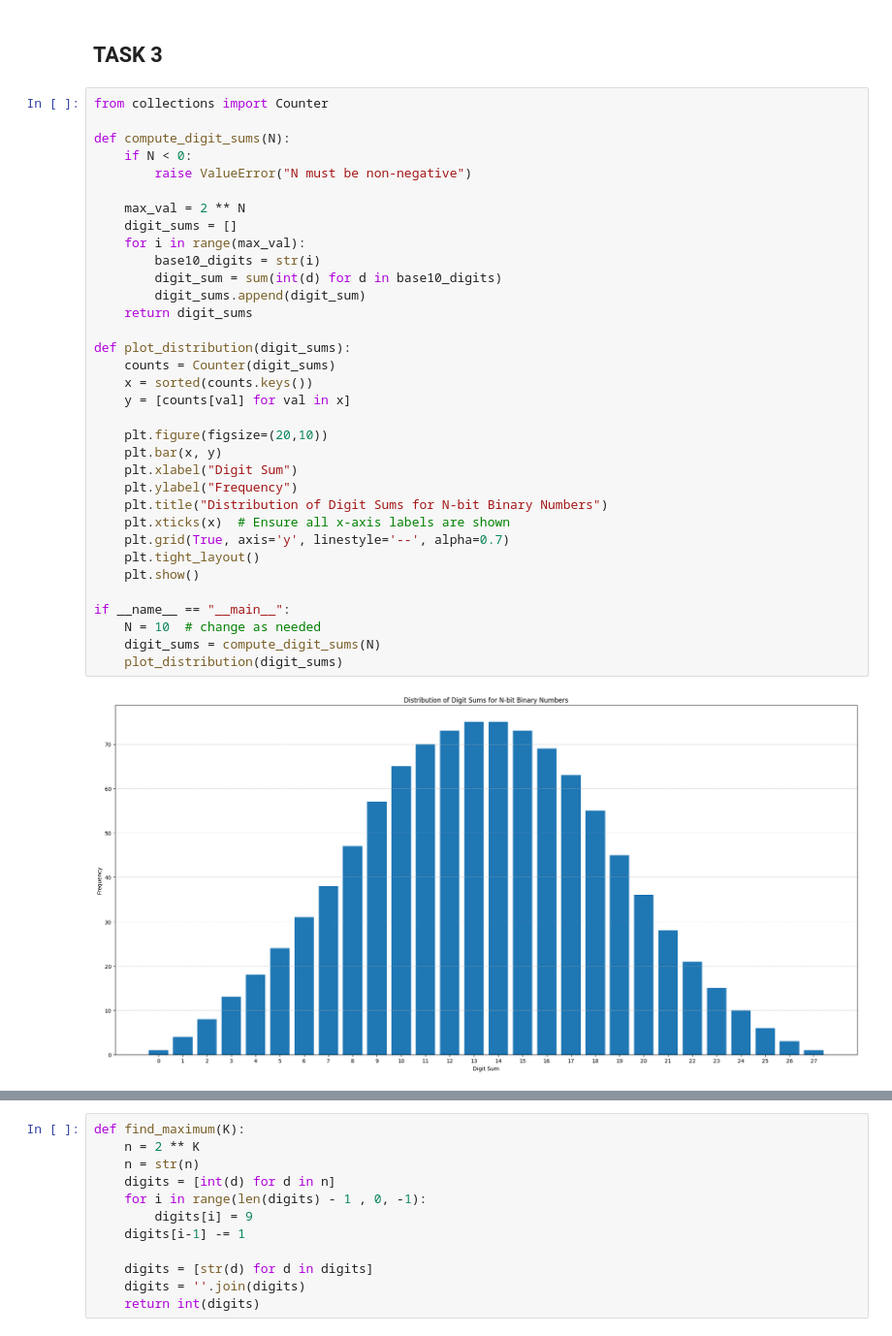
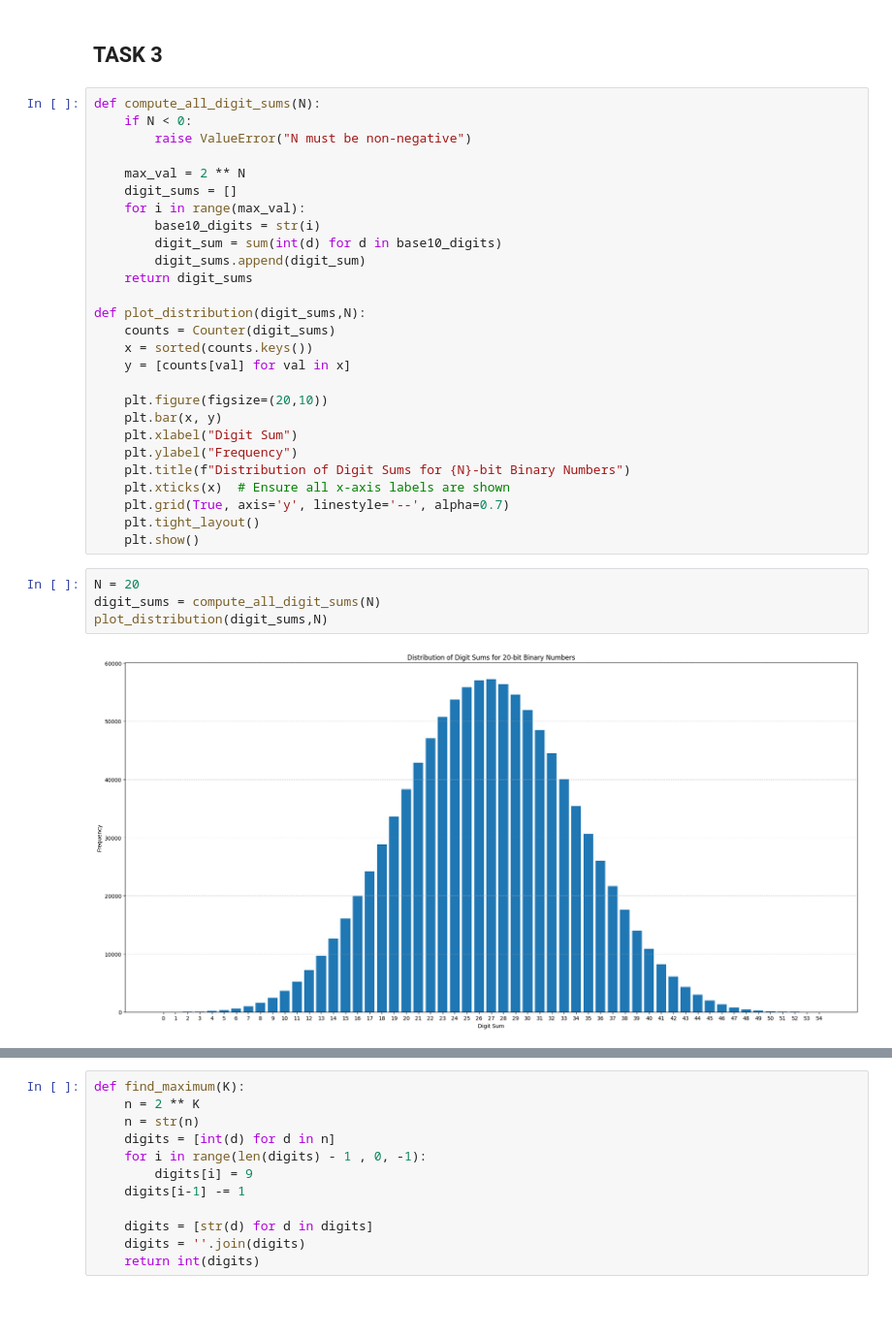
Before and after one commit to cibecs/lab-infosec, a Jupyter notebook: lab3/Lab3_info_sec.ipynb, the cells around one changed output, grey strips where cells are left out. Shown: that part at 97% size. Saved outputs shown, nothing was run; the diff lists cells and outputs as text; blank space fills up the shorter version.

```diff
--- a/lab3/Lab3_info_sec.ipynb
+++ b/lab3/Lab3_info_sec.ipynb
@@ -235,9 +244,7 @@ plot_computational_evaluation_2(total_time, "Key", "Substitution Attack Time")
 # %% [markdown]
 ## TASK 3
 # %%
-from collections import Counter
-
-def compute_digit_sums(N):
+def compute_all_digit_sums(N):
     if N < 0:
         raise ValueError("N must be non-negative")
 
@@ -249,7 +256,7 @@ def compute_digit_sums(N):
         digit_sums.append(digit_sum)
     return digit_sums
 
-def plot_distribution(digit_sums):
+def plot_distribution(digit_sums,N):
     counts = Counter(digit_sums)
     x = sorted(counts.keys())
     y = [counts[val] for val in x]
@@ -258,18 +265,17 @@ def plot_distribution(digit_sums):
     plt.bar(x, y)
     plt.xlabel("Digit Sum")
     plt.ylabel("Frequency")
-    plt.title("Distribution of Digit Sums for N-bit Binary Numbers")
+    plt.title(f"Distribution of Digit Sums for {N}-bit Binary Numbers")
     plt.xticks(x)  # Ensure all x-axis labels are shown
     plt.grid(True, axis='y', linestyle='--', alpha=0.7)
     plt.tight_layout()
     plt.show()
-
-if __name__ == "__main__":
-    N = 10  # change as needed
-    digit_sums = compute_digit_sums(N)
-    plot_distribution(digit_sums)
-# %% [output]
-[figure, removed]
+# %%
+N = 20
+digit_sums = compute_all_digit_sums(N)
+plot_distribution(digit_sums,N)
+# %% [output]
+[figure, added]
 # %%
 M = 50
 K = 50
```
Also changed, not shown: parts of 16 cells of this notebook.
